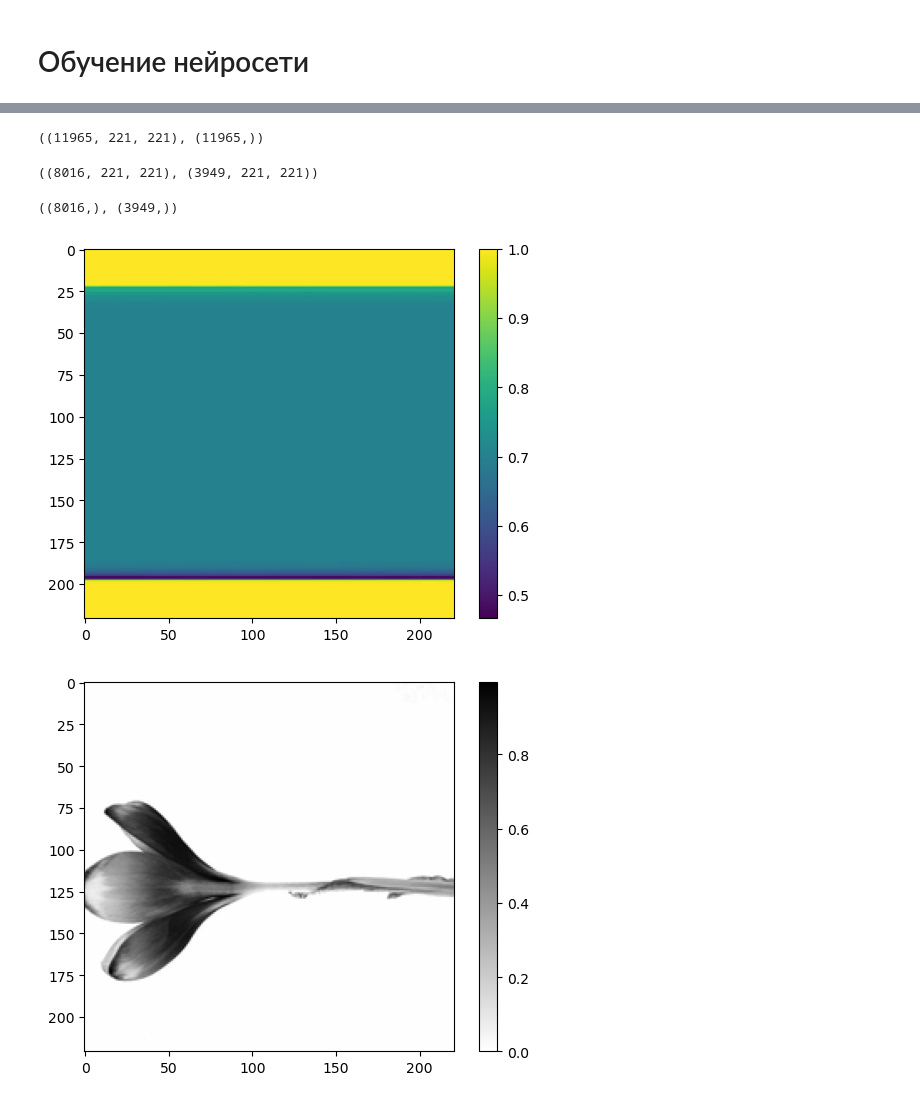
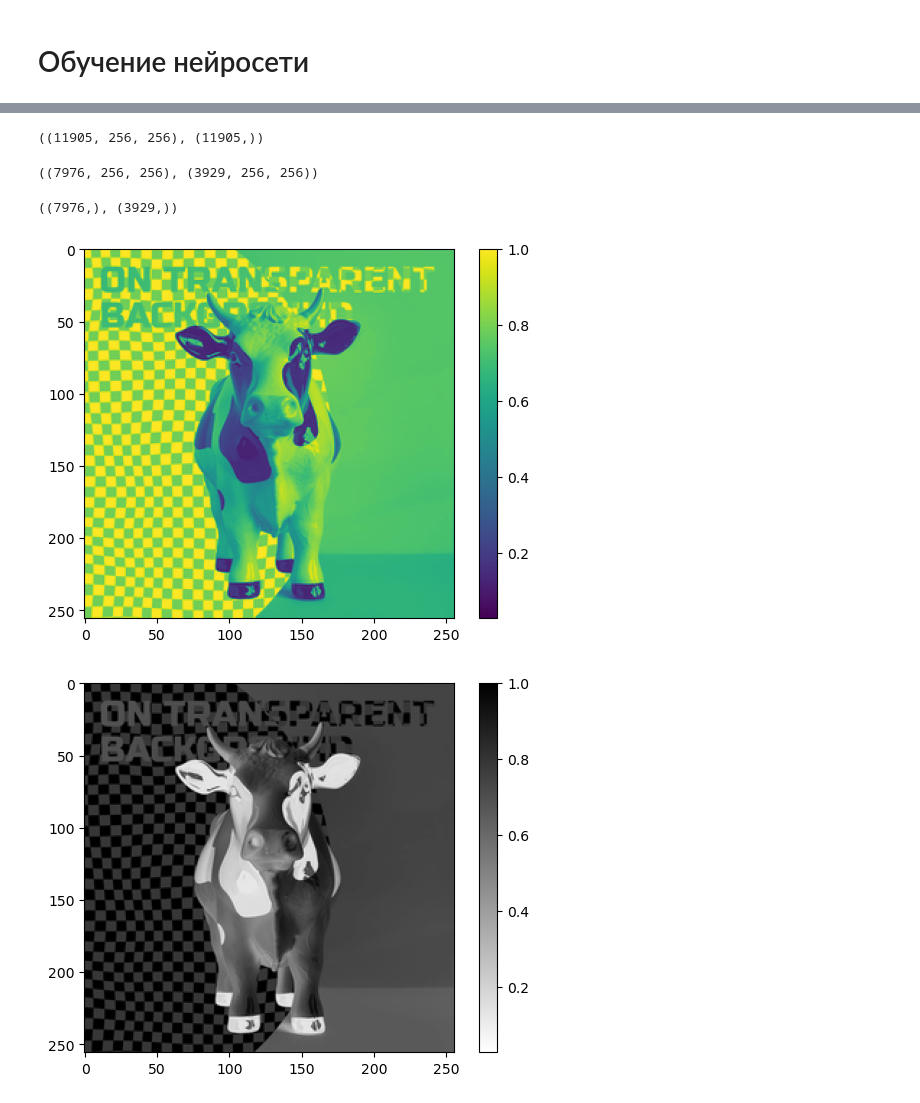
Before and after one commit to WannaBeGuineaPig/website_game_with_neural_network, a Jupyter notebook: model/learning_model.ipynb, the cells around one changed output, grey strips where cells are left out. Cells and saved outputs as stored; diff of their text form; code cells hidden in the pictures.

```diff
--- a/model/learning_model.ipynb
+++ b/model/learning_model.ipynb
@@ -9,7 +9,7 @@ import matplotlib.pyplot as plt
 from sklearn.model_selection import train_test_split
 %matplotlib inline
 # %%
-SIZE_IMAGE = (150, 150)
+SIZE_IMAGE = (256, 256)
 # %%
 # Функция для создания списка с путями фото
 
@@ -68,28 +68,28 @@ y = np.array(y, dtype=np.uint8)
 # %%
 X.shape, y.shape
 # %% [output]
-((11965, 221, 221), (11965,))
+((11905, 256, 256), (11905,))
 # %%
 x_train, x_test, y_train, y_test = train_test_split(X, y, test_size=0.33, random_state=42)
 # %%
 x_train.shape, x_test.shape
 # %% [output]
-((8016, 221, 221), (3949, 221, 221))
+((7976, 256, 256), (3929, 256, 256))
 # %%
 y_train.shape, y_test.shape
 # %% [output]
-((8016,), (3949,))
+((7976,), (3929,))
 # %%
 x_train = x_train / 255
 x_test = x_test / 255
 # %%
 plt.figure()
-plt.imshow(x_train[13])
+plt.imshow(x_train[0])
 plt.colorbar()
 plt.grid(False)
 plt.show()
 # %% [output]
-[figure, old version]
+[figure, new version]
 # %%
 plt.figure()
 plt.imshow(x_train[0], cmap=plt.cm.binary)
@@ -97,6 +97,6 @@ plt.colorbar()
 plt.grid(False)
 plt.show()
 # %% [output]
-[figure, old version]
+[figure, new version]
 # %%
 model = keras.Sequential([keras.layers.Flatten(input_shape=SIZE_IMAGE),
```
Also changed, not shown: parts of 10 cells of this notebook.
